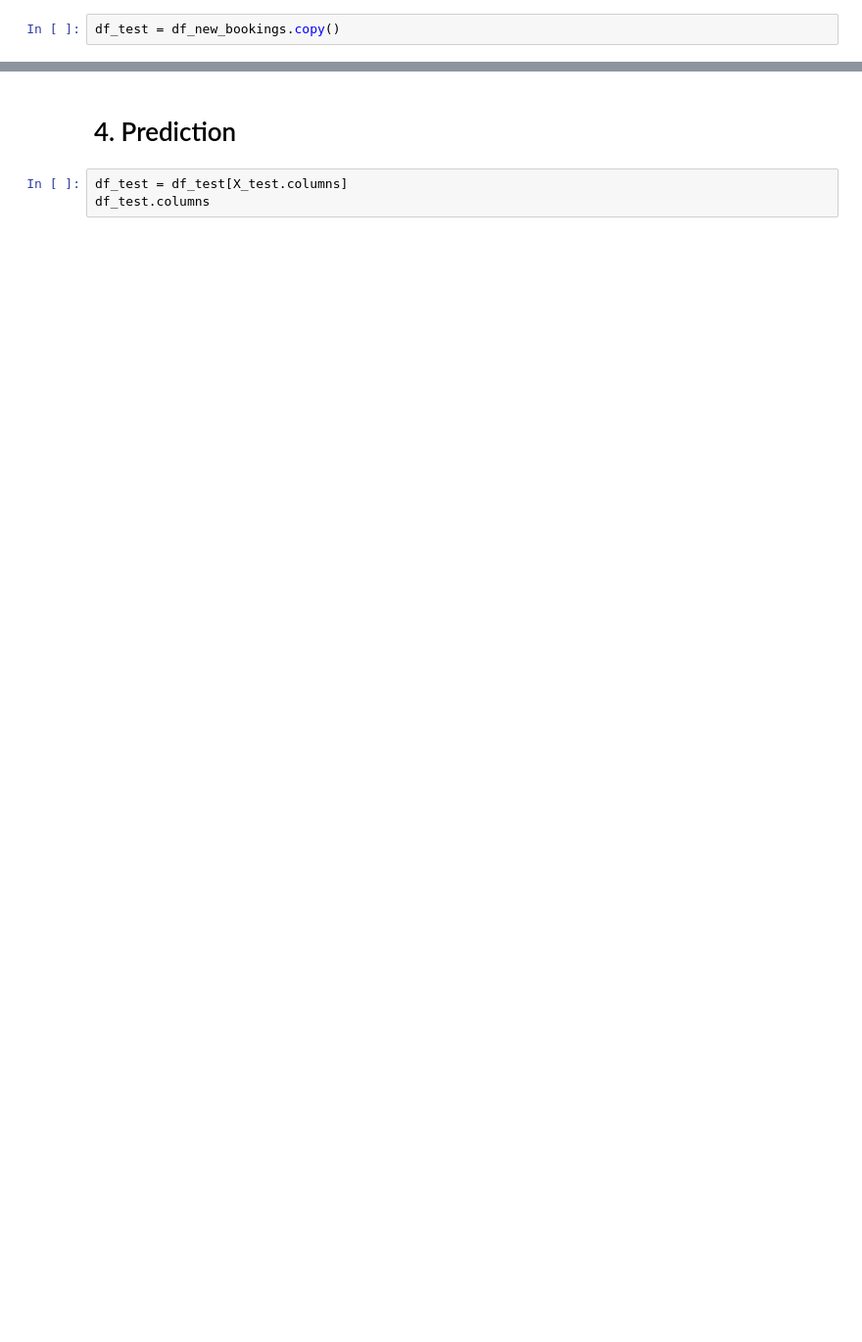
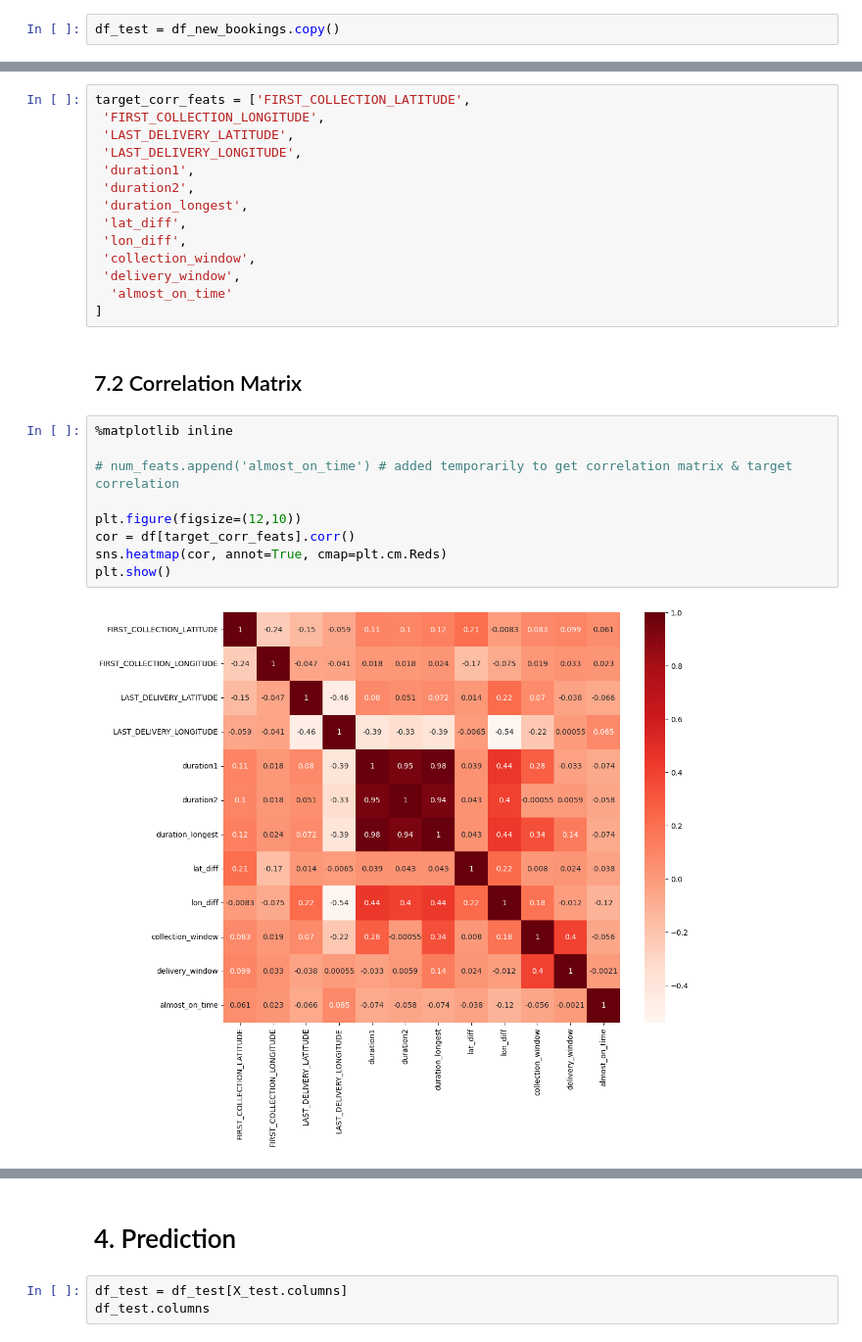
Before and after one commit to tmathusin/DigiHaul, a Jupyter notebook: Predictive_Model.ipynb, the cells around one changed output, grey strips where cells are left out. Shown at 98% size. Cells and saved outputs as stored; diff of their text form; blank space fills up the shorter version.

```diff
--- a/Predictive_Model.ipynb
+++ b/Predictive_Model.ipynb
@@ -167,0 +262,27 @@ predictors
+# %%
+target_corr_feats = ['FIRST_COLLECTION_LATITUDE',
+ 'FIRST_COLLECTION_LONGITUDE',
+ 'LAST_DELIVERY_LATITUDE',
+ 'LAST_DELIVERY_LONGITUDE',
+ 'duration1',
+ 'duration2',
+ 'duration_longest',
+ 'lat_diff',
+ 'lon_diff',
+ 'collection_window',
+ 'delivery_window',
+  'almost_on_time'
+]
+# %% [markdown]
+## 7.2 Correlation Matrix
+# %%
+%matplotlib inline
+
+# num_feats.append('almost_on_time') # added temporarily to get correlation matrix & target correlation
+
+plt.figure(figsize=(12,10))
+cor = df[target_corr_feats].corr()
+sns.heatmap(cor, annot=True, cmap=plt.cm.Reds)
+plt.show()
+# %% [output]
+[figure, added]
```
Also changed, not shown: parts of 51 cells of this notebook, 5 other files.
